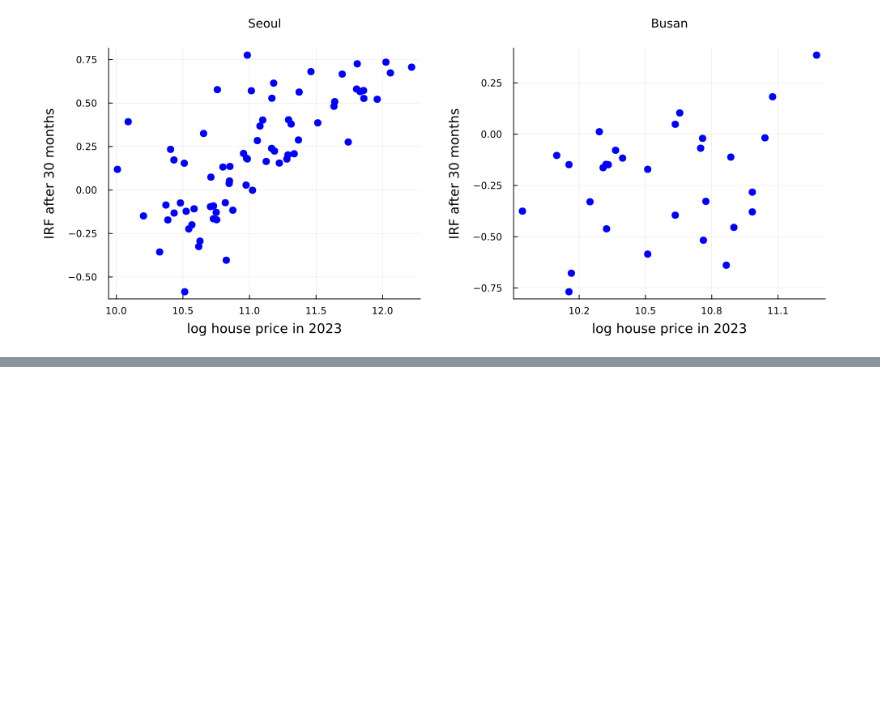
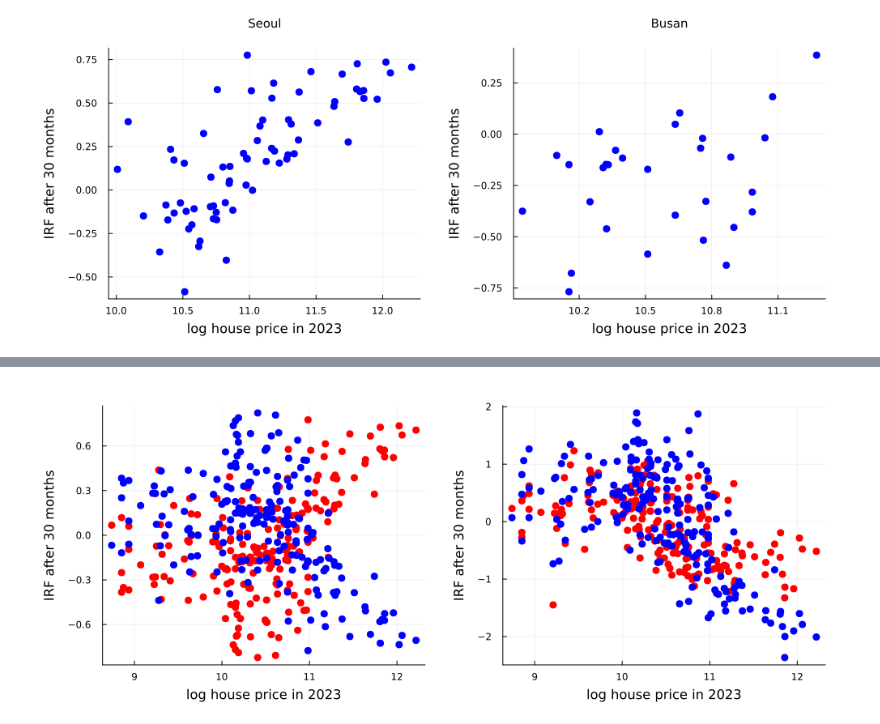
Before and after one commit to doyeongong/Do_public, a Jupyter notebook: Hot_cool/Korea_analysis.ipynb, the cells around one changed output, grey strips where cells are left out. Saved outputs shown, nothing was run; the diff lists cells and outputs as text; code cells hidden in the pictures; blank space fills up the shorter version.

```diff
--- a/Hot_cool/Korea_analysis.ipynb
+++ b/Hot_cool/Korea_analysis.ipynb
@@ -337,0 +417,24 @@ plot(F2, F3, layout=(1, 2), size=(1000, 400), margin=20Plots.px)
+# %%
+# Figure
+no_missing_lv = []
+no_missing_beta_emp = []
+no_missing_beta_cmp = []
+
+for i = 1:length(level)
+    if !ismissing(level[i]) && level[i]>8 # kill the outlier and missing
+        push!(no_missing_lv, level[i])
+        push!(no_missing_beta_emp, -beta_emp_hp[31, i])
+        push!(no_missing_beta_cmp, beta_cmp_hp[31, i])
+    end
+end
+
+
+as1 = scatter(no_missing_lv, no_missing_beta, xlabel="log house price in 2023", ylabel="IRF after 30 months",label="", markerstrokewidth=0, markersize=5, markercolor=:red)
+scatter!(as1, no_missing_lv, -no_missing_beta, label="", markerstrokewidth=0, markersize=5, markercolor=:blue)
+
+as2 = scatter(no_missing_lv, no_missing_beta_emp, xlabel="log house price in 2023", ylabel="IRF after 30 months",label="", markerstrokewidth=0, markersize=5, markercolor=:red)
+scatter!(as2, no_missing_lv, no_missing_beta_cmp, label="", markerstrokewidth=0, markersize=5, markercolor=:blue)
+
+plot(as1, as2, layout=(1, 2), size=(1000, 400), margin=20Plots.px)
+# %% [output]
+[figure, added]
```
Also changed, not shown: parts of 4 cells of this notebook, 1 other file.
